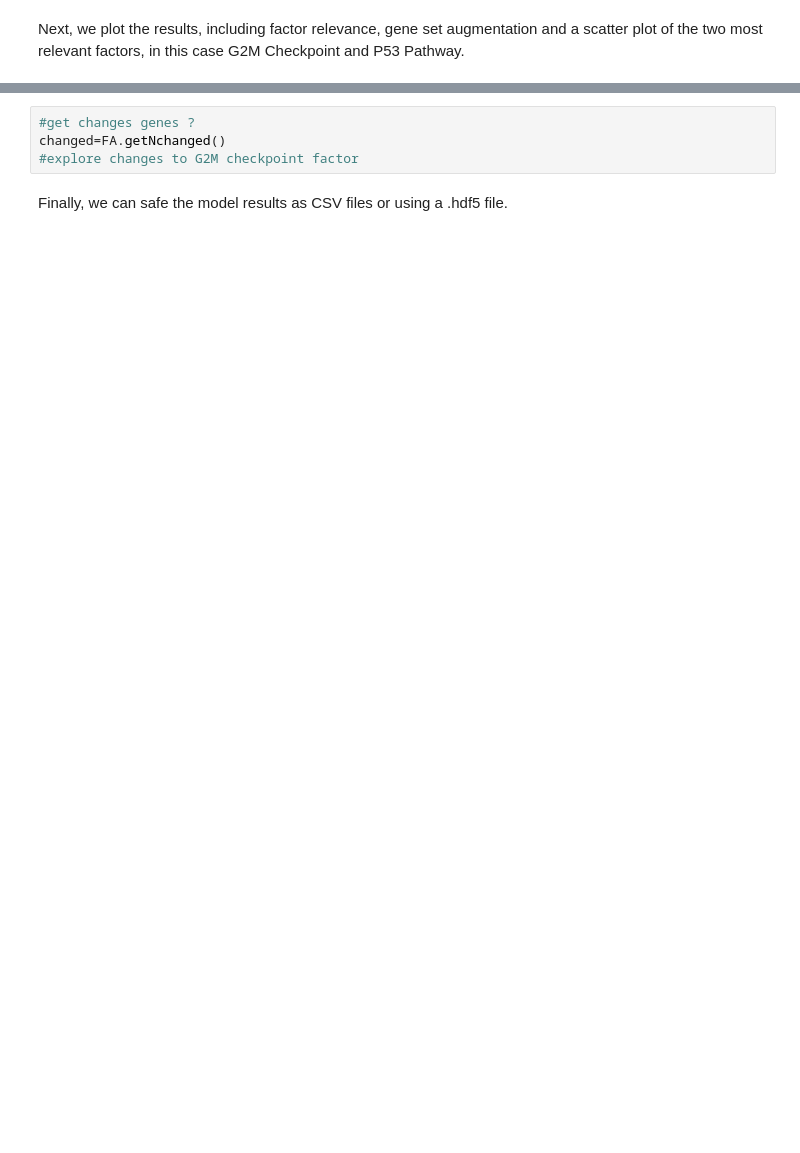
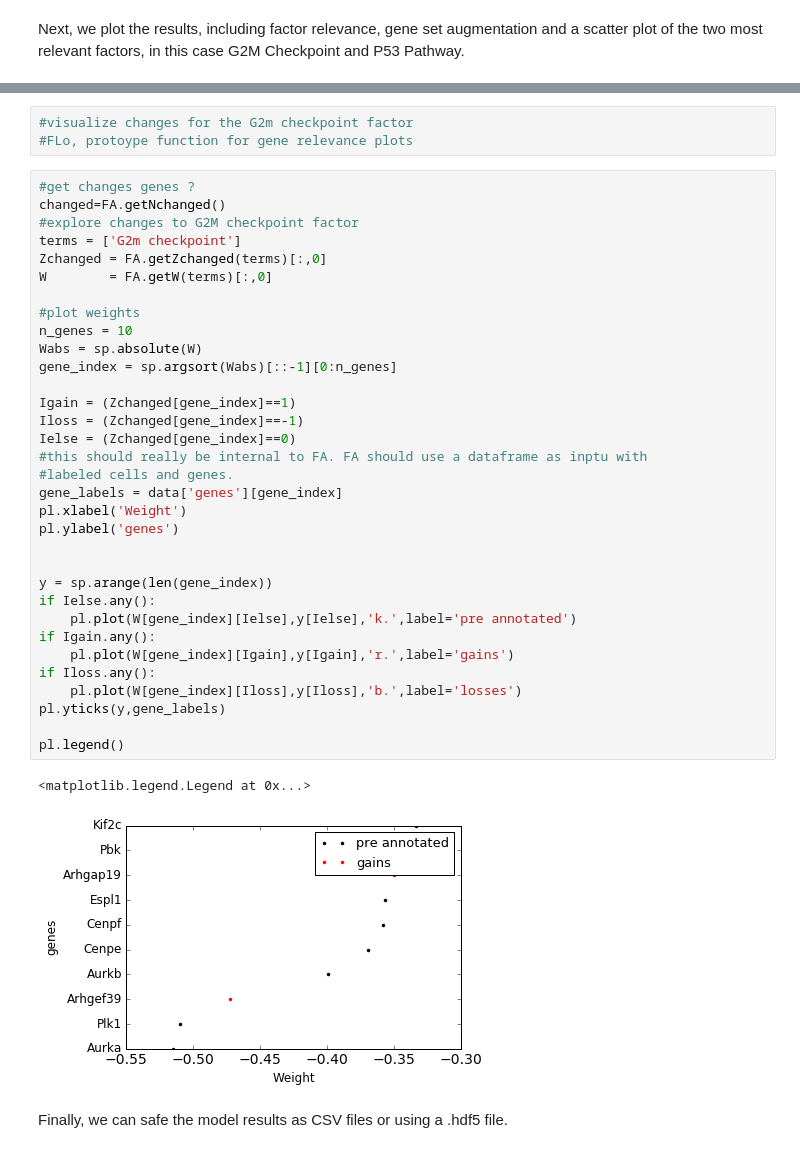
Before and after one commit to bioFAM/slalom, a Jupyter notebook: ipynb/f-scLVM.ipynb, the cells around one changed output, grey strips where cells are left out. Cells and saved outputs as stored; diff of their text form; blank space fills up the shorter version.

```diff
--- a/ipynb/f-scLVM.ipynb
+++ b/ipynb/f-scLVM.ipynb
@@ -113,7 +119,42 @@ plotFactors(X=X, lab=data['lab'], terms=['G2m checkpoint','P53 pathway'], isCont
-# %%
-#get changes genes ?
-changed=FA.getNchanged()
-#explore changes to G2M checkpoint factor
+# %%
+#visualize changes for the G2m checkpoint factor
+#FLo, protoype function for gene relevance plots
+# %%
+#get changes genes ?
+changed=FA.getNchanged()
+#explore changes to G2M checkpoint factor
+terms = ['G2m checkpoint']
+Zchanged = FA.getZchanged(terms)[:,0]
+W        = FA.getW(terms)[:,0]
+
+#plot weights
+n_genes = 10
+Wabs = sp.absolute(W)
+gene_index = sp.argsort(Wabs)[::-1][0:n_genes]
+
+Igain = (Zchanged[gene_index]==1)
+Iloss = (Zchanged[gene_index]==-1)
+Ielse = (Zchanged[gene_index]==0)
+#this should really be internal to FA. FA should use a dataframe as inptu with
+#labeled cells and genes.
+gene_labels = data['genes'][gene_index]
+pl.xlabel('Weight')
+pl.ylabel('genes')
+
+
+y = sp.arange(len(gene_index))
+if Ielse.any():
+    pl.plot(W[gene_index][Ielse],y[Ielse],'k.',label='pre annotated')
+if Igain.any():
+    pl.plot(W[gene_index][Igain],y[Igain],'r.',label='gains')
+if Iloss.any():
+    pl.plot(W[gene_index][Iloss],y[Iloss],'b.',label='losses')
+pl.yticks(y,gene_labels)
+
+pl.legend()
+# %% [output]
+<matplotlib.legend.Legend at 0x...>
+[figure, added]
 # %% [markdown]
 Finally, we can safe the model results as CSV files or using a .hdf5 file.
 # %%
```
Also changed, not shown: parts of 6 cells of this notebook, 2 other files.
